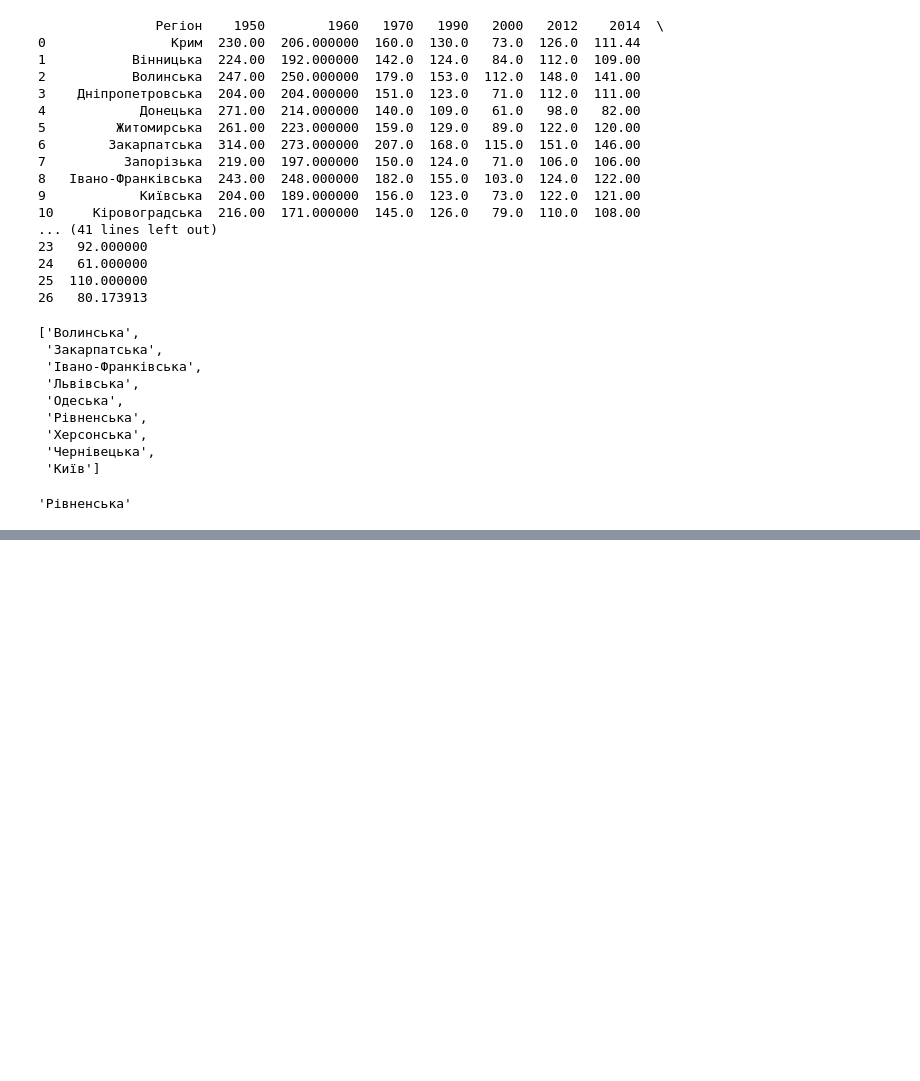
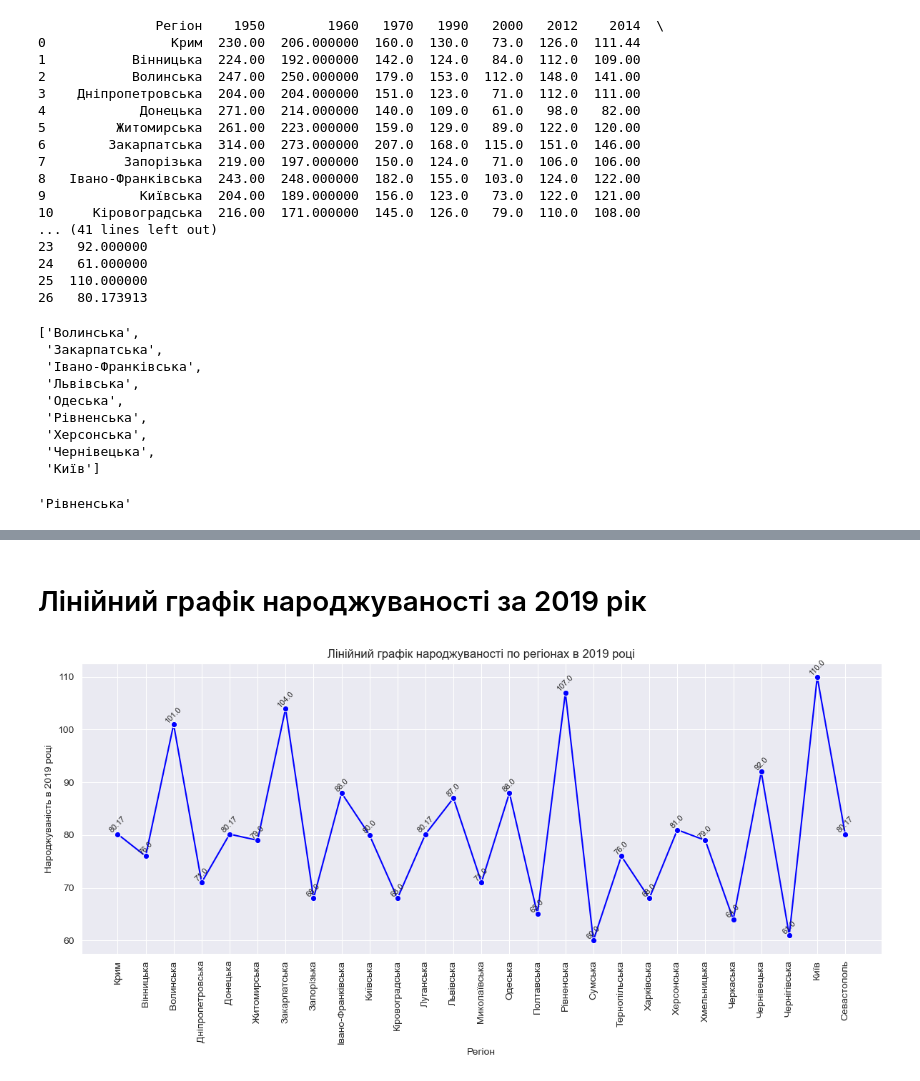
Before and after one commit to rattlingmars8/DS, a Jupyter notebook: HW2/HW2.1.ipynb, the cells around one changed output, grey strips where cells are left out. Drawn from its saved outputs; the diff is of its cells as text; code cells hidden in the pictures; blank space fills up the shorter version.

```diff
--- a/HW2/HW2.1.ipynb
+++ b/HW2/HW2.1.ipynb
@@ -167,0 +170,22 @@ plt.show()
+# %% [markdown]
+# Лінійний графік народжуваності за 2019 рік
+# %%
+import seaborn as sns
+
+plt.figure(figsize=(12, 6))
+
+# Plotting the data for 2019
+sns.lineplot(x=df['Регіон'], y=df['2019'], marker='o', color='blue')
+
+# Annotating each point with its value
+for idx, value in enumerate(df['2019']):
+    plt.text(idx, value, str(round(value, 2)), fontsize=8, ha='center', va='bottom', rotation=45)
+
+plt.xticks(rotation=90)
+plt.xlabel('Регіон')
+plt.ylabel('Народжуваність в 2019 році')
+plt.title('Лінійний графік народжуваності по регіонах в 2019 році')
+plt.tight_layout()
+plt.show()
+# %% [output]
+[figure, added]
```
Also changed, not shown: parts of 6 cells of this notebook.
